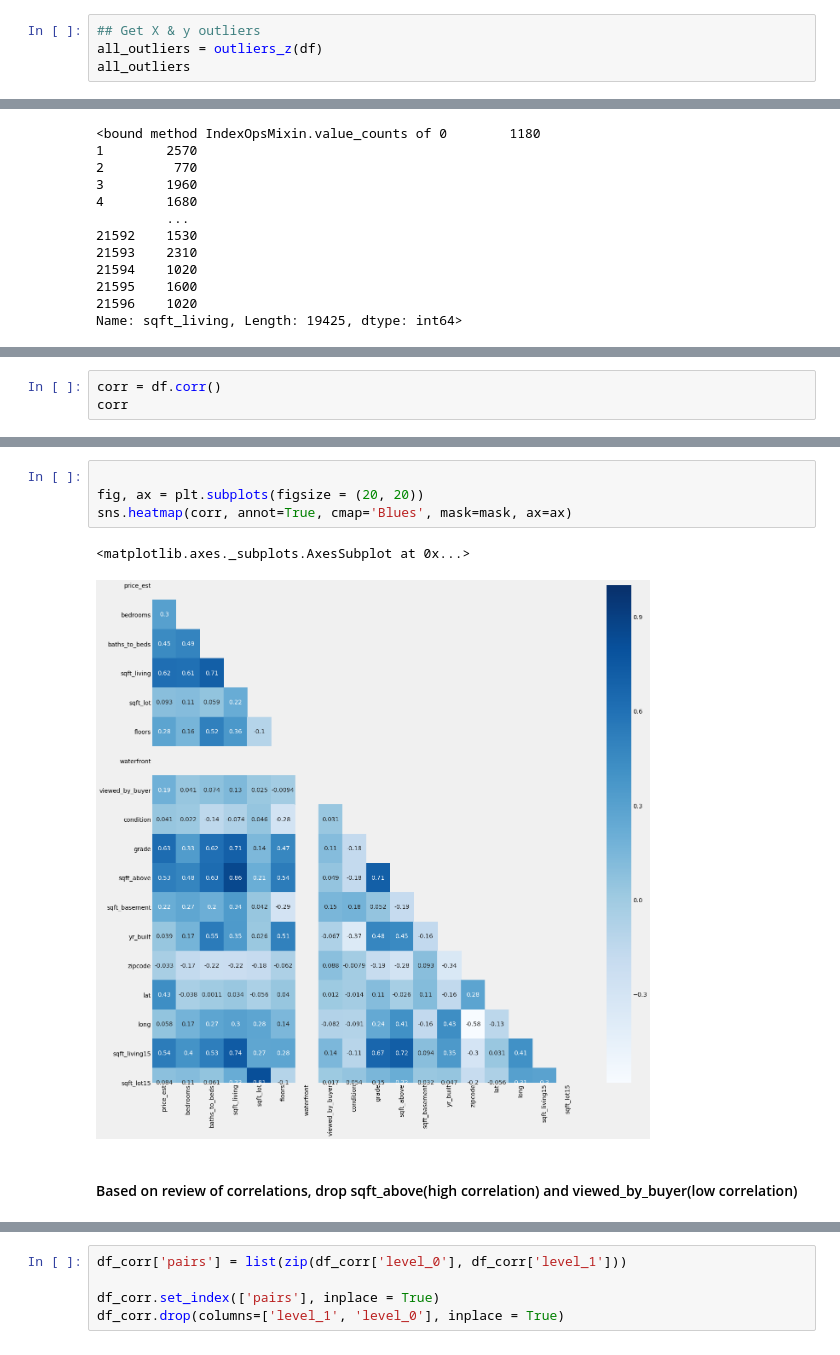
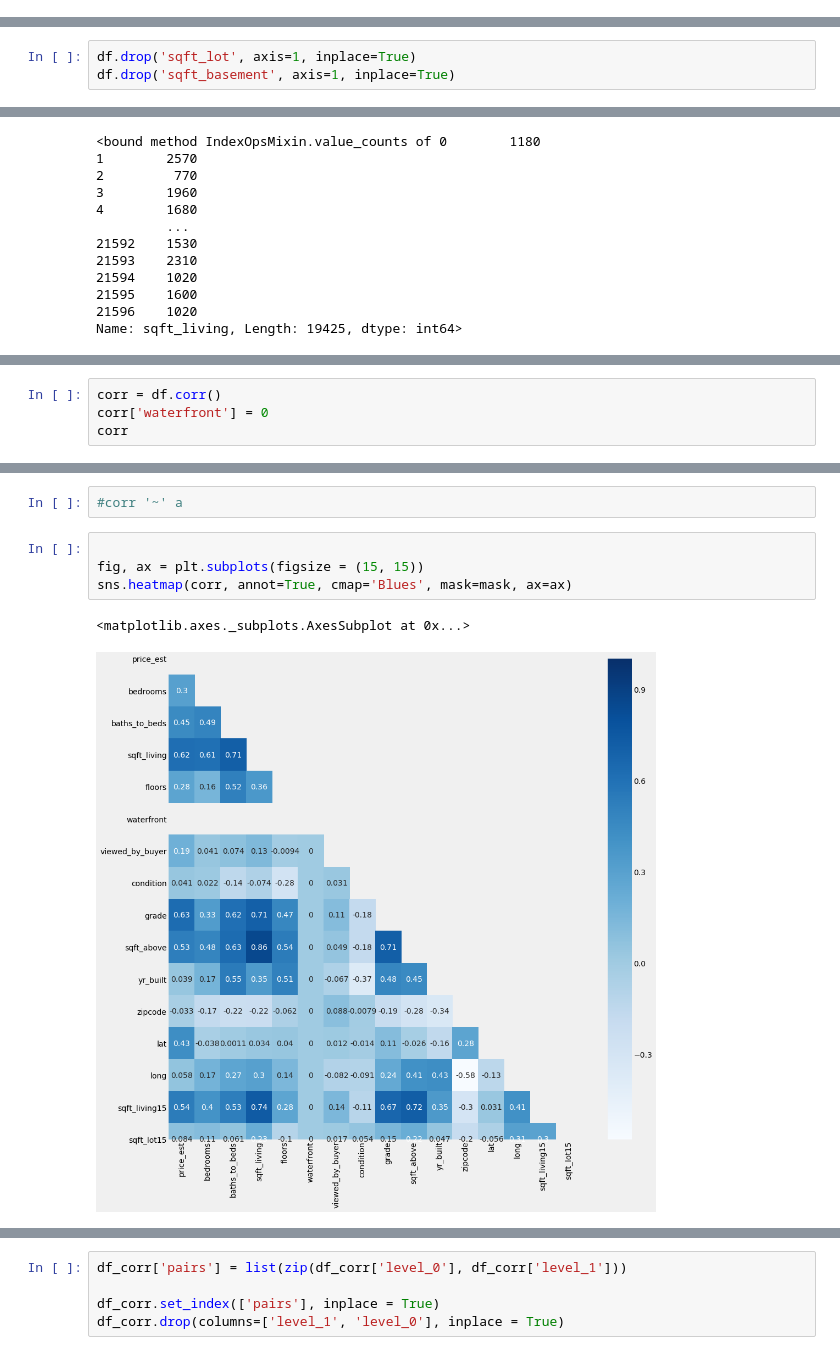
Before and after one commit to israeljls-j/dsc-mod-2-project-v2-1-onl01-dtsc-ft-070620, a Jupyter notebook: student.ipynb, the cells around one changed output, grey strips where cells are left out. Cells and saved outputs as stored; diff of their text form.

```diff
--- a/student.ipynb
+++ b/student.ipynb
@@ -378,7 +369,3 @@ outliers_df.value_counts()
 False    19425
 True      2172
 dtype: int64
-# %%
-## Get X & y outliers
-all_outliers = outliers_z(df)
-all_outliers
@@ -520,3 +529,6 @@ df.shape
+# %%
+df.drop('sqft_lot', axis=1, inplace=True)
+df.drop('sqft_basement', axis=1, inplace=True)
 # %%
 df.head()
 # %% [output]
@@ -612,4 +605,5 @@ array([[1., 1., 1., 1., 1., 1., 1., 1., 1., 1., 1., 1., 1., 1., 1., 1.,
 # %%
 corr = df.corr()
+corr['waterfront'] = 0
 corr
 # %% [output]
@@ -655,9 +669,9 @@ a
+# %%
+#corr '~' a
 # %%
 
-fig, ax = plt.subplots(figsize = (20, 20))
+fig, ax = plt.subplots(figsize = (15, 15))
 sns.heatmap(corr, annot=True, cmap='Blues', mask=mask, ax=ax)
 # %% [output]
 <matplotlib.axes._subplots.AxesSubplot at 0x...>
-[figure, old version]
+[figure, new version]
-# %% [markdown]
-#### Based on review of correlations, drop sqft_above(high correlation) and viewed_by_buyer(low correlation)
```
Also changed, not shown: parts of 196 cells of this notebook.
